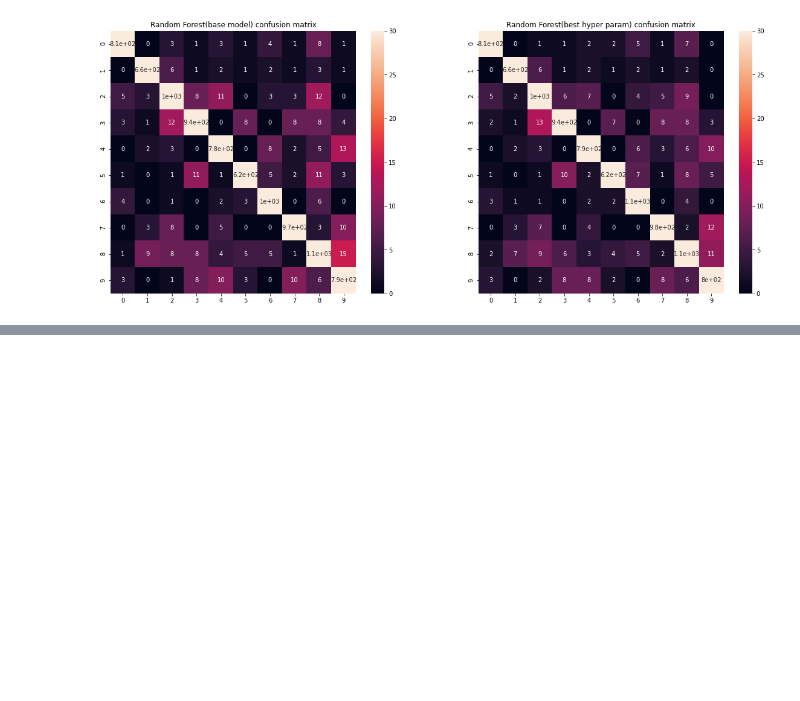
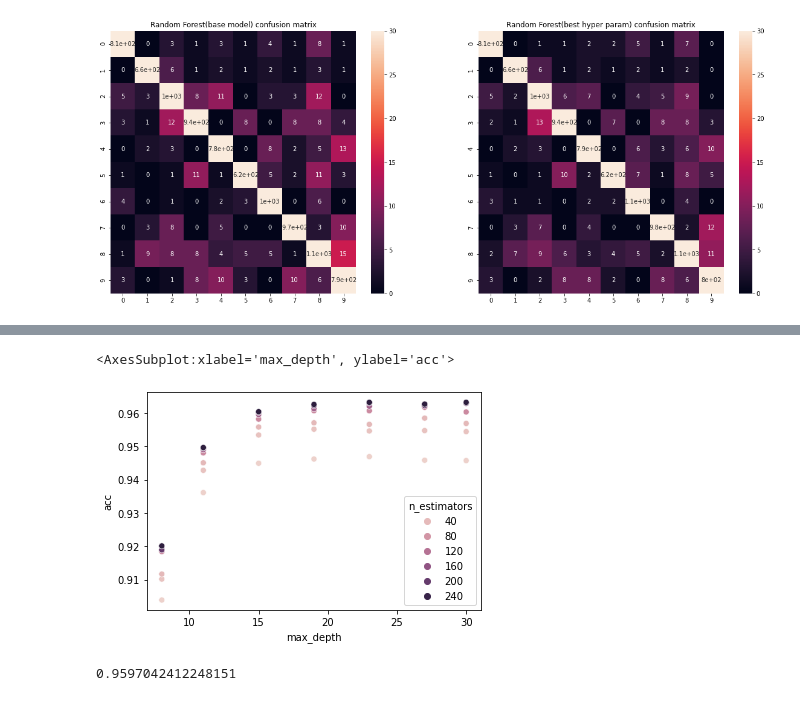
Before and after one commit to Sampeipei/ML_Process_Examples, a Jupyter notebook: fy_9ue5t/03_RandomForest.ipynb, the cells around one changed output, grey strips where cells are left out. Saved outputs shown, nothing was run; the diff lists cells and outputs as text; code cells hidden in the pictures; blank space fills up the shorter version.

Commit message:
add observation of RandomForest Grid Search result

```diff
--- a/fy_9ue5t/03_RandomForest.ipynb
+++ b/fy_9ue5t/03_RandomForest.ipynb
@@ -484,0 +490,10 @@ plt.show()
+# %%
+# Random Forest with grid search
+param_grid1 = [
+    {"n_estimators": [16, 31, 41, 91, 141, 201, 251],
+     "max_depth": [8, 11, 15, 19, 23, 27, 30]}
+]
+
+rnd_clf_best_param = RandomForestClassifier()
+rnd_clf_gs1 = GridSearchCV(rnd_clf_best_param, param_grid1, verbose=2, cv=5)
+rnd_clf_gs1.fit(X_train_scaled, y_train)
@@ -484,0 +542,9 @@ plt.show()
+# %%
+# params vs accuracy
+params1 = rnd_clf_gs1.cv_results_['params']
+accuracy_list1 = rnd_clf_gs1.cv_results_['mean_test_score']
+
+result_list = []
+for param, accuracy in zip(params1, accuracy_list1):
+    param["acc"] = accuracy
+    result_list.append(param)
@@ -484,0 +571,4 @@ plt.show()
+# %%
+df_result_list = pd.DataFrame(result_list)
+df_result_list.sort_values(by="acc")
+df_result_list
@@ -484,0 +593,13 @@ plt.show()
+# %%
+# plot params vs accuracy
+sns.scatterplot(data=df_result_list, x="max_depth", y="acc", hue="n_estimators")
+# %% [output]
+<AxesSubplot:xlabel='max_depth', ylabel='acc'>
+[figure, added]
+# %%
+# accuracy score
+y_pred_rnd_clf_cv = cross_val_predict(rnd_clf_gs.best_estimator_, X_train_scaled, y_train, cv=3)
+accuracy_score_rnd_clf_train = accuracy_score(y_pred_rnd_clf_cv, y_train)
+print(accuracy_score_rnd_clf_train)
+# %% [output]
+0.9597042412248151
```
Also changed, not shown: parts of 8 cells of this notebook.
